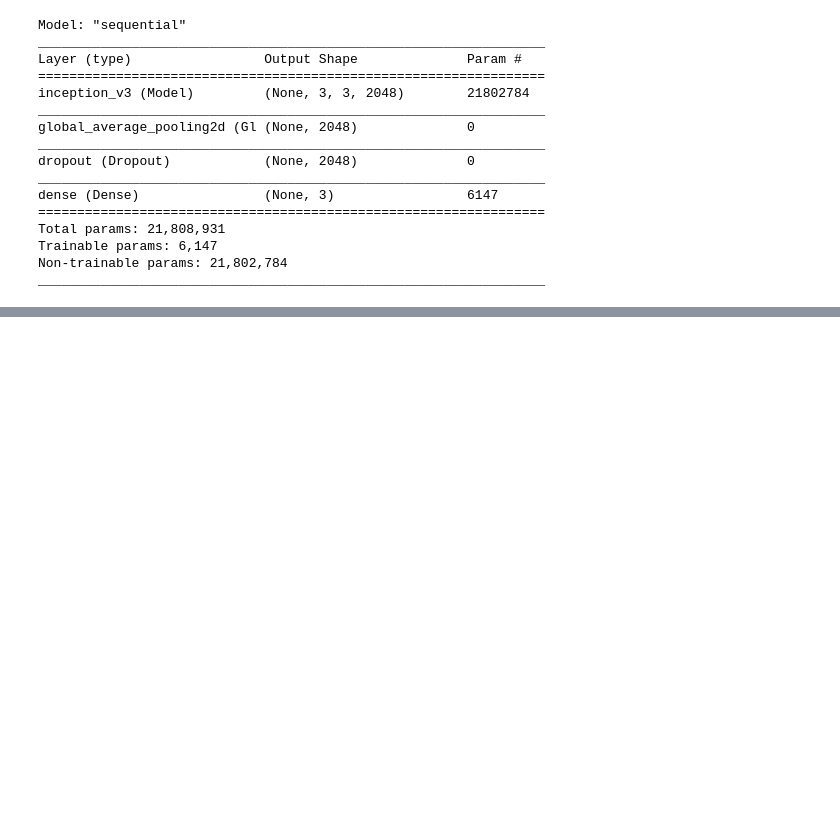
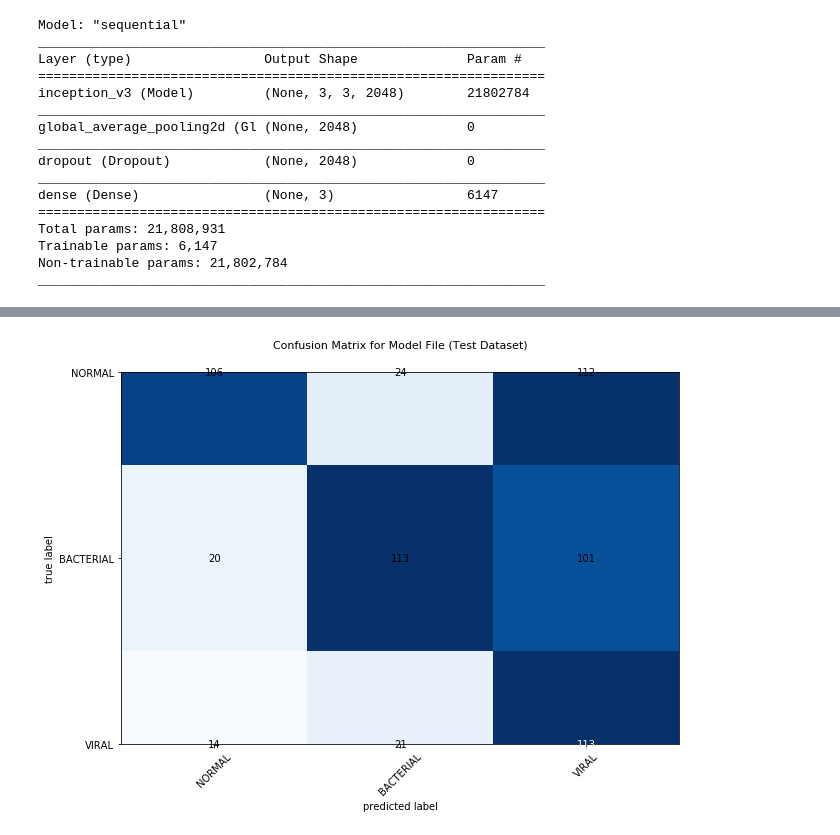
Before and after one commit to dgildeh/jupyter-notebooks, a Jupyter notebook: Pneumonia_Image_Classification.ipynb, the cells around one changed output, grey strips where cells are left out. Saved outputs shown, nothing was run; the diff lists cells and outputs as text; code cells hidden in the pictures; blank space fills up the shorter version.

```diff
--- a/Pneumonia_Image_Classification.ipynb
+++ b/Pneumonia_Image_Classification.ipynb
@@ -287,0 +367,6 @@ OSError: Unable to create file (unable to open file: name = 'models/pneumonia_v0
+# %%
+# Load predictions and classes into arrays from model and generator
+y_pred = model.predict_generator(test_generator, steps=len(test_generator), verbose=1)
+y_pred = y_pred.argmax(axis=-1)
+y_true = test_generator.classes
+classes = df_test.label.unique()
@@ -287,0 +375,14 @@ OSError: Unable to create file (unable to open file: name = 'models/pneumonia_v0
+# %%
+# Plot a confusion matrix of the predictions vs. the true class
+from sklearn.metrics import confusion_matrix
+from mlxtend.plotting import plot_confusion_matrix
+
+CM = confusion_matrix(y_true, y_pred)
+fig, ax = plot_confusion_matrix(conf_mat = CM,
+                                figsize = (10,10),
+                                class_names = classes,
+                                cmap = plt.cm.Blues)
+plt.title("Confusion Matrix for Model File (Test Dataset)", fontsize=11)
+plt.show()
+# %% [output]
+[figure, added]
```
Also changed, not shown: parts of 17 cells of this notebook, 1 other file.
